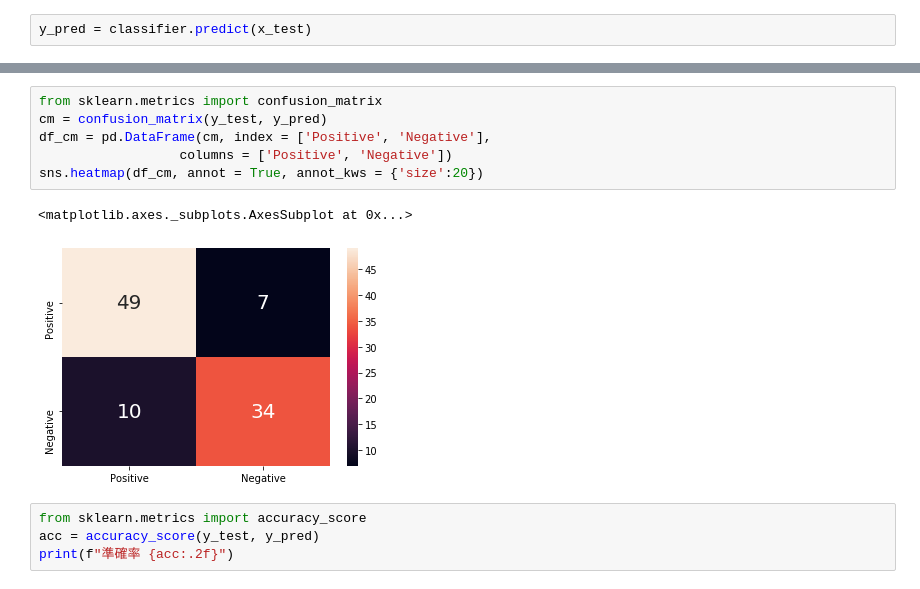
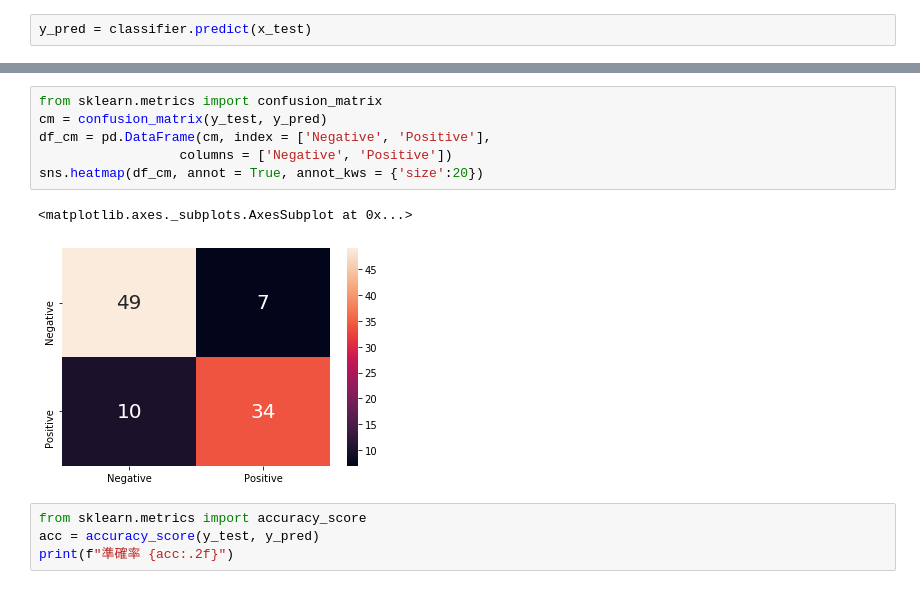
Before and after one commit to justimchung/108DL_Course, a Jupyter notebook: 邏輯斯迴歸 Logistic regression/Python_LogisticRegression_ChanceOFAdmit.ipynb, the cells around one changed output, grey strips where cells are left out. Drawn from its saved outputs; the diff is of its cells as text.

```diff
--- a/邏輯斯迴歸 Logistic regression/Python_LogisticRegression_ChanceOFAdmit.ipynb
+++ b/邏輯斯迴歸 Logistic regression/Python_LogisticRegression_ChanceOFAdmit.ipynb
@@ -229,12 +245,12 @@ y_pred = classifier.predict(x_test)
 # %%
 from sklearn.metrics import confusion_matrix
 cm = confusion_matrix(y_test, y_pred)
-df_cm = pd.DataFrame(cm, index = ['Positive', 'Negative'],
-                  columns = ['Positive', 'Negative'])
+df_cm = pd.DataFrame(cm, index = ['Negative', 'Positive'],
+                  columns = ['Negative', 'Positive'])
 sns.heatmap(df_cm, annot = True, annot_kws = {'size':20})
 # %% [output]
 <matplotlib.axes._subplots.AxesSubplot at 0x...>
-[figure, old version]
+[figure, new version]
 # %%
 from sklearn.metrics import accuracy_score
 acc = accuracy_score(y_test, y_pred)
```
Also changed, not shown: parts of 3 cells of this notebook.
